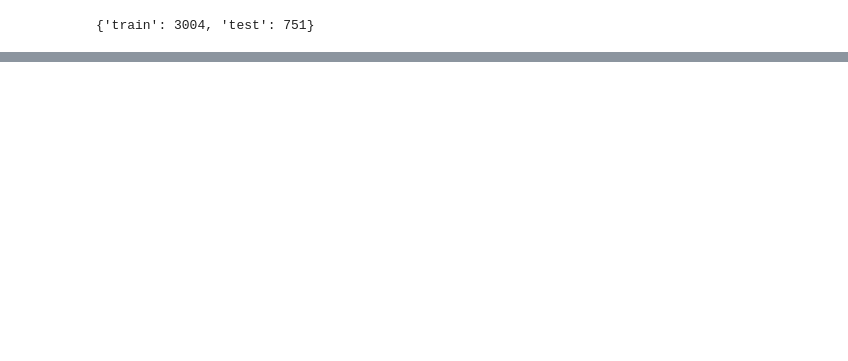
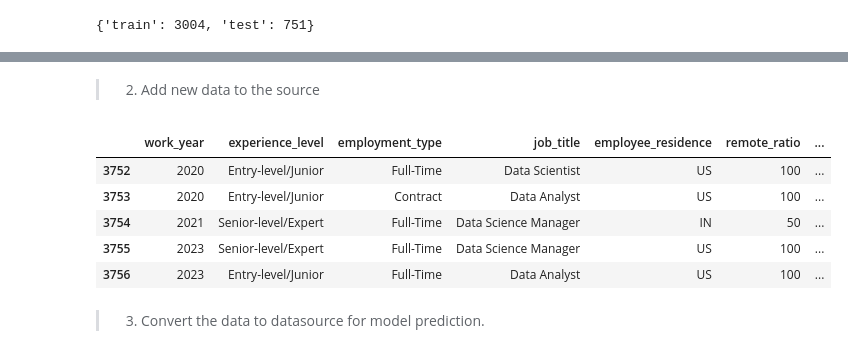
Before and after one commit to ShannonHung/ITPM, a Jupyter notebook: Code/Predict_Salary_level.ipynb, the cells around one changed output, grey strips where cells are left out. Cells and saved outputs as stored; diff of their text form; code cells hidden in the pictures; blank space fills up the shorter version.

```diff
--- a/Code/Predict_Salary_level.ipynb
+++ b/Code/Predict_Salary_level.ipynb
@@ -331,0 +376,3 @@ torch.save(model.state_dict(), '../data/model/salary_pred.pt')
+# %%
+df = pd.read_csv('../data/ds_salaries_cleaned.csv')
+data = convertData(df)
@@ -331,0 +393,40 @@ torch.save(model.state_dict(), '../data/model/salary_pred.pt')
+# %% [markdown]
+> 2. Add new data to the source
+# %%
+hight_input = {
+    'work_year': 2023,
+    'experience_level': 'Senior-level/Expert',
+    'employment_type': 'Full-Time',
+    'job_title': 'Data Science Manager',
+    'employee_residence': ['US'],
+    'remote_ratio': [100],
+    'company_location': ['US'],
+    'company_size': ['L'],
+    'salary_level': ['Level 1'] # we don't care about the label
+}
+
+low_intput = {
+    'work_year': 2023,
+    'experience_level': 'Entry-level/Junior',
+    'employment_type': 'Full-Time',
+    'job_title': 'Data Analyst',
+    'employee_residence': ['US'],
+    'remote_ratio': [100],
+    'company_location': ['US'],
+    'company_size': ['L'],
+    'salary_level': ['Level 1'] # we don't care about the label
+}
+
+input = low_intput
+
+data = pd.concat([data, pd.DataFrame(input)], ignore_index=True)
+data.tail()
+# %% [output]
+|  | work_year | experience_level | employment_type | job_title | employee_residence | remote_ratio | ... |
+| 3752 | 2020 | Entry-level/Junior | Full-Time | Data Scientist | US | 100 | ... |
+| 3753 | 2020 | Entry-level/Junior | Contract | Data Analyst | US | 100 | ... |
+| 3754 | 2021 | Senior-level/Expert | Full-Time | Data Science Manager | IN | 50 | ... |
+| 3755 | 2023 | Senior-level/Expert | Full-Time | Data Science Manager | US | 100 | ... |
+| 3756 | 2023 | Entry-level/Junior | Full-Time | Data Analyst | US | 100 | ... |
+# %% [markdown]
+> 3. Convert the data to datasource for model prediction.
```
Also changed, not shown: parts of 15 cells of this notebook, 2 other files.
